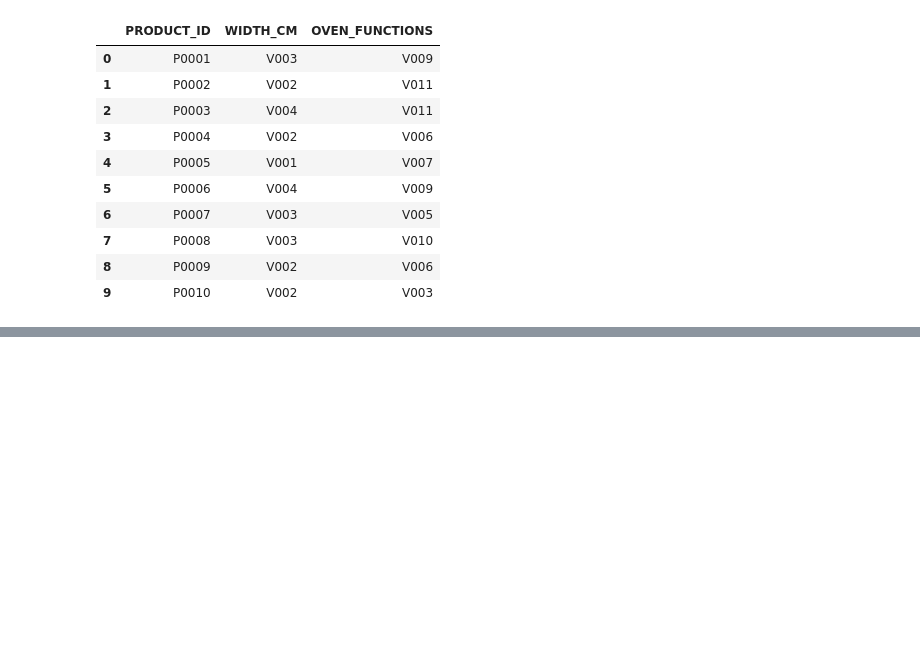
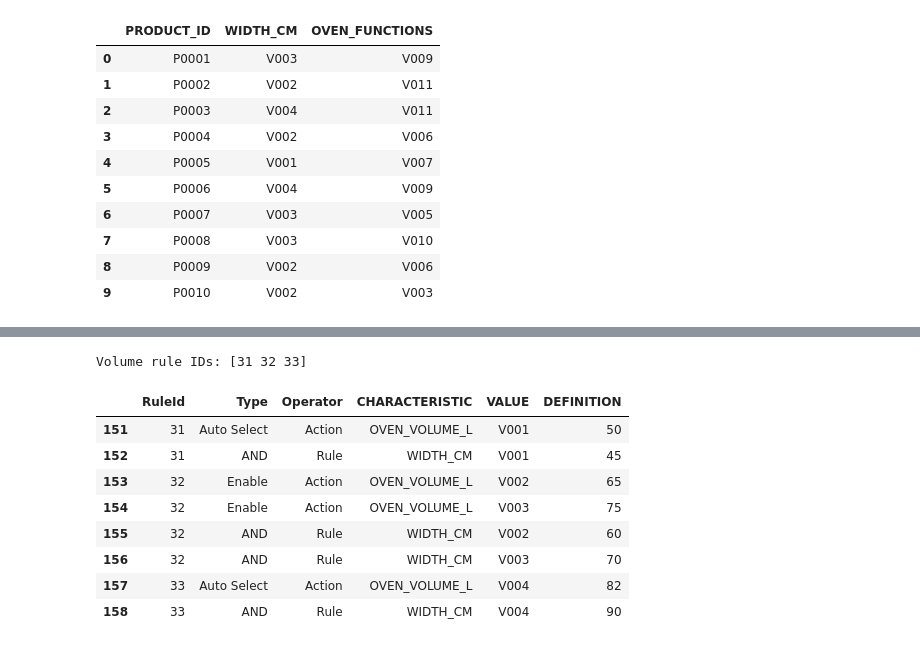
Before and after one commit to bnlozc/oven-product-matching, a Jupyter notebook: notebooks/01_dataset_generation_v1.ipynb, the cells around one changed output, grey strips where cells are left out. Drawn from its saved outputs; the diff is of its cells as text; code cells hidden in the pictures; blank space fills up the shorter version.

```diff
--- a/notebooks/01_dataset_generation_v1.ipynb
+++ b/notebooks/01_dataset_generation_v1.ipynb
@@ -1319,0 +1346,24 @@ product_candidates.head(10)
+# %%
+
+# Step 2.1 — Group configuration rules by RuleId
+
+# Separate conditions, actions and incompatibilities
+rule_conditions = configuration_rules[
+    configuration_rules["Operator"] == "Rule"
+].copy()
+
+rule_actions = configuration_rules[
+    configuration_rules["Operator"] == "Action"
+].copy()
+
+# Inspect the structure
+print("Condition rows:", len(rule_conditions))
+print("Action rows:", len(rule_actions))
+
+print("\nAction types:")
+display(rule_actions["Type"].value_counts())
+
+print("\nRule 23:")
+display(configuration_rules[
+    configuration_rules["RuleId"] == 23
+])
@@ -1319,0 +1387,26 @@ product_candidates.head(10)
+# %%
+
+# Step 2.2 — Inspect oven volume configuration rules
+
+volume_rule_ids = rule_actions.loc[
+    rule_actions["CHARACTERISTIC"] == "OVEN_VOLUME_L",
+    "RuleId"
+].unique()
+
+volume_rules = configuration_rules[
+    configuration_rules["RuleId"].isin(volume_rule_ids)
+].sort_values(["RuleId", "Operator"])
+
+print("Volume rule IDs:", volume_rule_ids)
+display(volume_rules)
+# %% [output]
+Volume rule IDs: [31 32 33]
+|  | RuleId | Type | Operator | CHARACTERISTIC | VALUE | DEFINITION |
+| 151 | 31 | Auto Select | Action | OVEN_VOLUME_L | V001 | 50 |
+| 152 | 31 | AND | Rule | WIDTH_CM | V001 | 45 |
+| 153 | 32 | Enable | Action | OVEN_VOLUME_L | V002 | 65 |
+| 154 | 32 | Enable | Action | OVEN_VOLUME_L | V003 | 75 |
+| 155 | 32 | AND | Rule | WIDTH_CM | V002 | 60 |
+| 156 | 32 | AND | Rule | WIDTH_CM | V003 | 70 |
+| 157 | 33 | Auto Select | Action | OVEN_VOLUME_L | V004 | 82 |
+| 158 | 33 | AND | Rule | WIDTH_CM | V004 | 90 |
```
Also changed, not shown: parts of 16 cells of this notebook, 2 other files.
